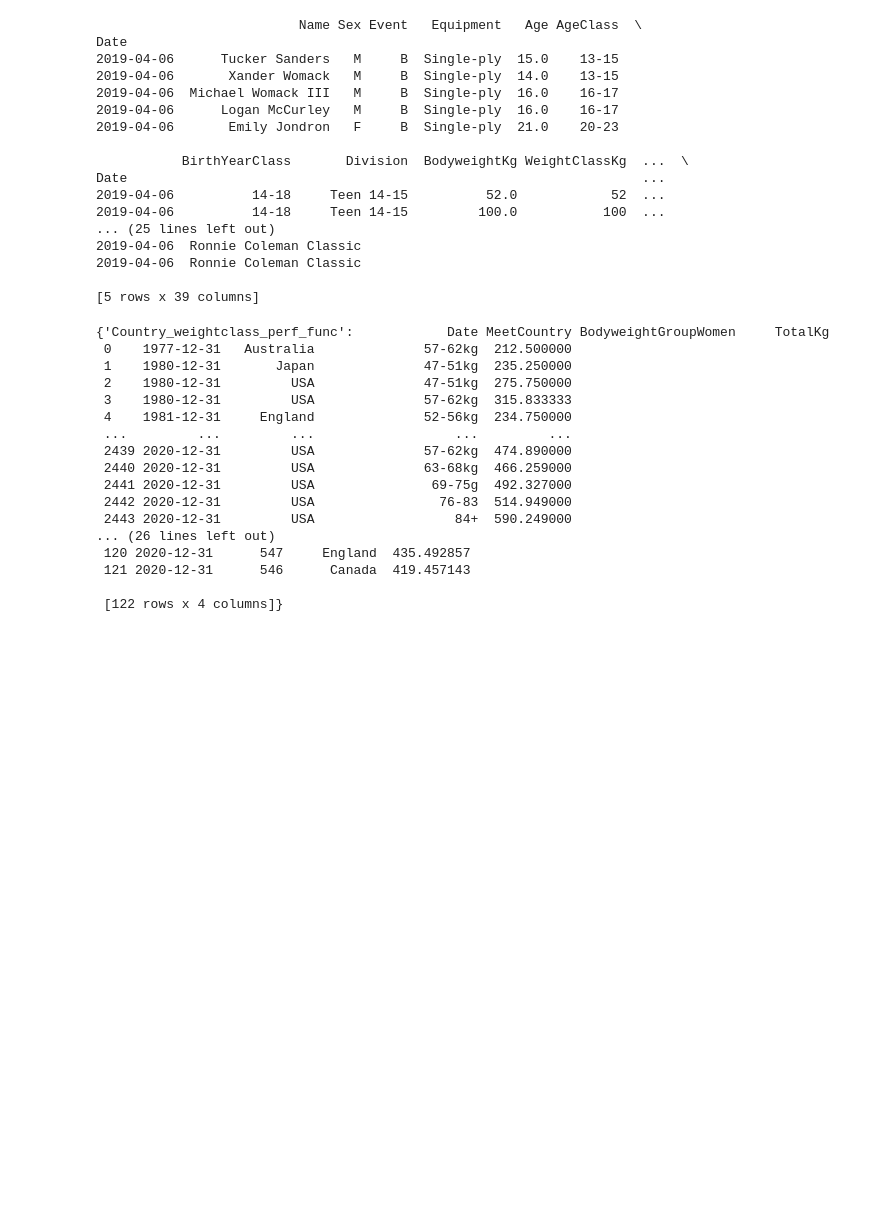
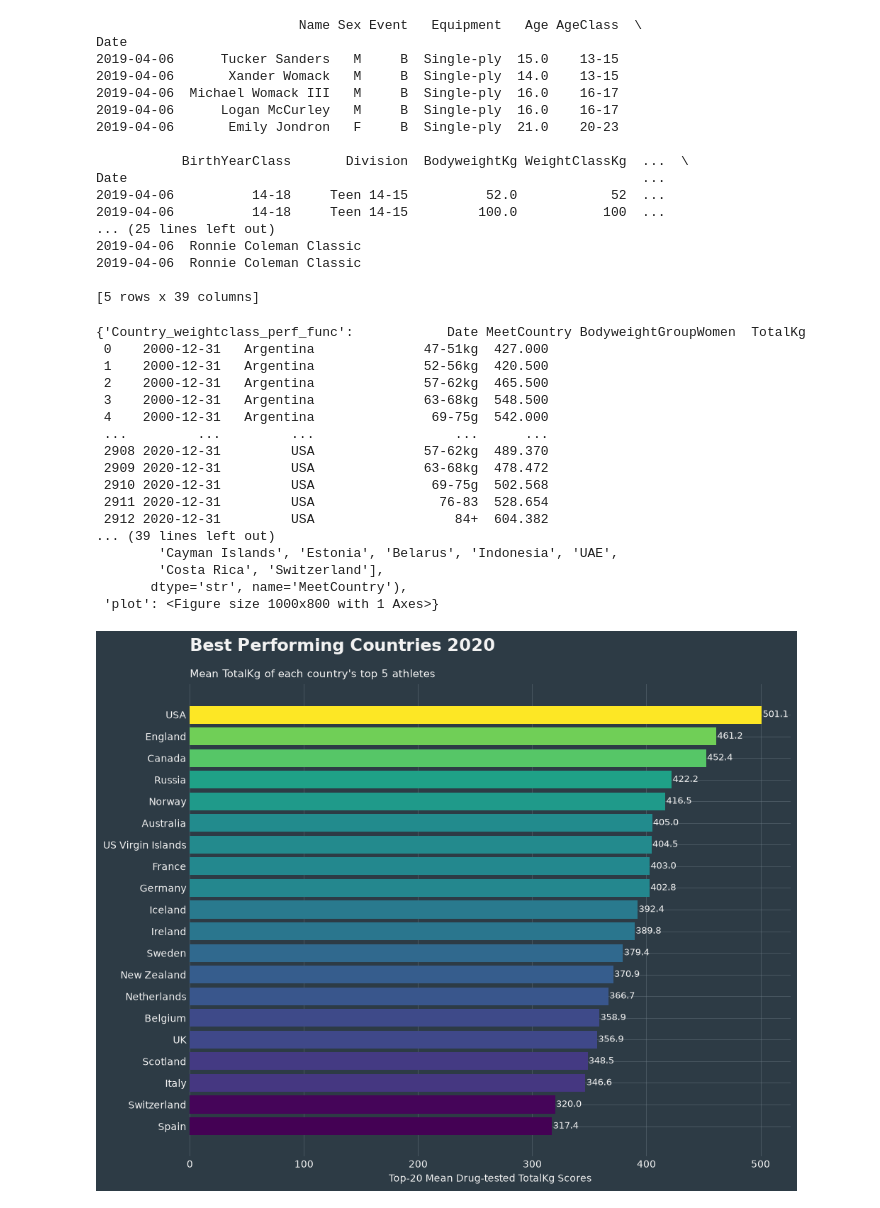
Before and after one commit to andreoerum-cmd/Data-Visualizing-Powerlifting-, a Jupyter notebook: PowerliftingVisualAcer.ipynb, the cells around one changed output. Saved outputs shown, nothing was run; the diff lists cells and outputs as text; code cells hidden in the pictures; blank space fills up the shorter version.

Commit message:
Update PowerliftingVisualAcer notebook

```diff
--- a/PowerliftingVisualAcer.ipynb
+++ b/PowerliftingVisualAcer.ipynb
@@ -126,9 +127,9 @@ plt.show()
 [figure]
 # %%
 def top3(x):
-    if len (x) < 3:
+    if len (x) < 1:
         return np.nan
-    return x.nlargest(3).mean()
+    return x.nlargest(1).mean()
 
 
 
@@ -182,7 +183,7 @@ country_scores = (
 )
 
 def top5(x):
-    return x.nlargest(5, 'Goodlift')
+    return x.nlargest(300, 'Goodlift')
 
 #De 5 bedste lande udfra gennemsnit af goodlift af landets 3 bedste løftere per år per vægtklasse
 country_scores_top5_Country_by_year = (
@@ -193,0 +217,36 @@ country_scores_top5_Country_by_year = (
+# %%
+country_scores_top5_Country_by_year_copy = country_scores_top5_Country_by_year
+
+# print(country_scores_top5_Country_by_year_copy)
+latest_date = country_scores_top5_Country_by_year_copy['Date'].max()
+start = latest_date - pd.Timedelta(days=3606)
+country_scores_top5_Country_by_year_copy = country_scores_top5_Country_by_year_copy[country_scores_top5_Country_by_year_copy['Date'] >= start]
+
+country_scores_top5_Country_by_year_copy = country_scores_top5_Country_by_year_copy.pivot(
+    index='Date',
+    columns='MeetCountry',
+    values='Goodlift'
+)
+
+print(country_scores_top5_Country_by_year_copy['Switzerland'])
+
+
+# for country in country_scores_top5_Country_by_year_copy.columns[1:-1]:
+#    print(country)
+
+
+
+time = np.arange(1, len(country_scores_top5_Country_by_year_copy)+1)
+country_scores_top5_Country_by_year_copy['time']= time
+print(country_scores_top5_Country_by_year_copy)
+
+
+
+for country in country_scores_top5_Country_by_year_copy.iloc[1:-1]:
+    Country_Reg_List = []
+    reg2= np.polyfit(country_scores_top5_Country_by_year_copy['time'], country_scores_top5_Country_by_year_copy[country], deg=1)
+    x = reg2[~np.isnan(reg2)]
+    print(country,x)
+    Country_Reg_List.append(reg2)
+
+print(Country_Reg_List)
@@ -454,21 +627,22 @@ def Top_Countries_By_WeightClass_And_Year(Points, ClassSex, AthleteAMT, TopCount
     }
 # %%
-Top_Countries_By_WeightClass_And_Year("TotalKg",'BodyweightGroupWomen', 10, 3)
+Top_Countries_By_WeightClass_And_Year("TotalKg",'BodyweightGroupWomen', 5, 20, 2020)
 # %% [output]
-{'Country_weightclass_perf_func':            Date MeetCountry BodyweightGroupWomen     TotalKg
- 0    1977-12-31   Australia              57-62kg  212.500000
- 1    1980-12-31       Japan              47-51kg  235.250000
- 2    1980-12-31         USA              47-51kg  275.750000
- 3    1980-12-31         USA              57-62kg  315.833333
- 4    1981-12-31     England              52-56kg  234.750000
- ...         ...         ...                  ...         ...
- 2439 2020-12-31         USA              57-62kg  474.890000
- 2440 2020-12-31         USA              63-68kg  466.259000
- 2441 2020-12-31         USA               69-75g  492.327000
- 2442 2020-12-31         USA                76-83  514.949000
- 2443 2020-12-31         USA                  84+  590.249000
-... (26 lines left out)
- 120 2020-12-31      547     England  435.492857
- 121 2020-12-31      546      Canada  419.457143
-
- [122 rows x 4 columns]}
+{'Country_weightclass_perf_func':            Date MeetCountry BodyweightGroupWomen  TotalKg
+ 0    2000-12-31   Argentina              47-51kg  427.000
+ 1    2000-12-31   Argentina              52-56kg  420.500
+ 2    2000-12-31   Argentina              57-62kg  465.500
+ 3    2000-12-31   Argentina              63-68kg  548.500
+ 4    2000-12-31   Argentina               69-75g  542.000
+ ...         ...         ...                  ...      ...
+ 2908 2020-12-31         USA              57-62kg  489.370
+ 2909 2020-12-31         USA              63-68kg  478.472
+ 2910 2020-12-31         USA               69-75g  502.568
+ 2911 2020-12-31         USA                76-83  528.654
+ 2912 2020-12-31         USA                  84+  604.382
+... (39 lines left out)
+        'Cayman Islands', 'Estonia', 'Belarus', 'Indonesia', 'UAE',
+        'Costa Rica', 'Switzerland'],
+       dtype='str', name='MeetCountry'),
+ 'plot': <Figure size 1000x800 with 1 Axes>}
+[figure, added]
```
Also changed, not shown: parts of 8 cells of this notebook.
